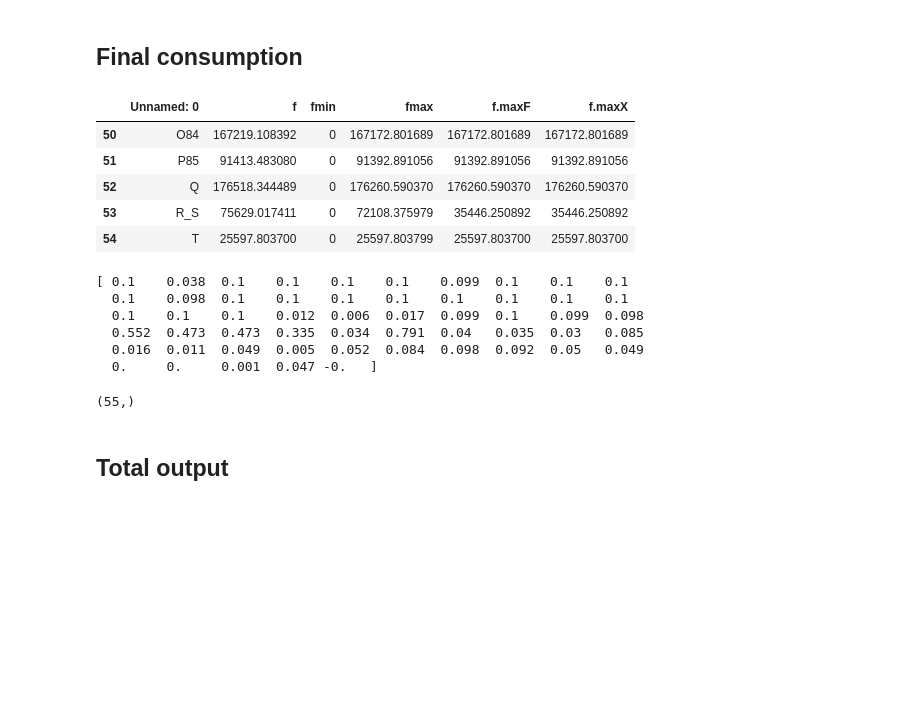
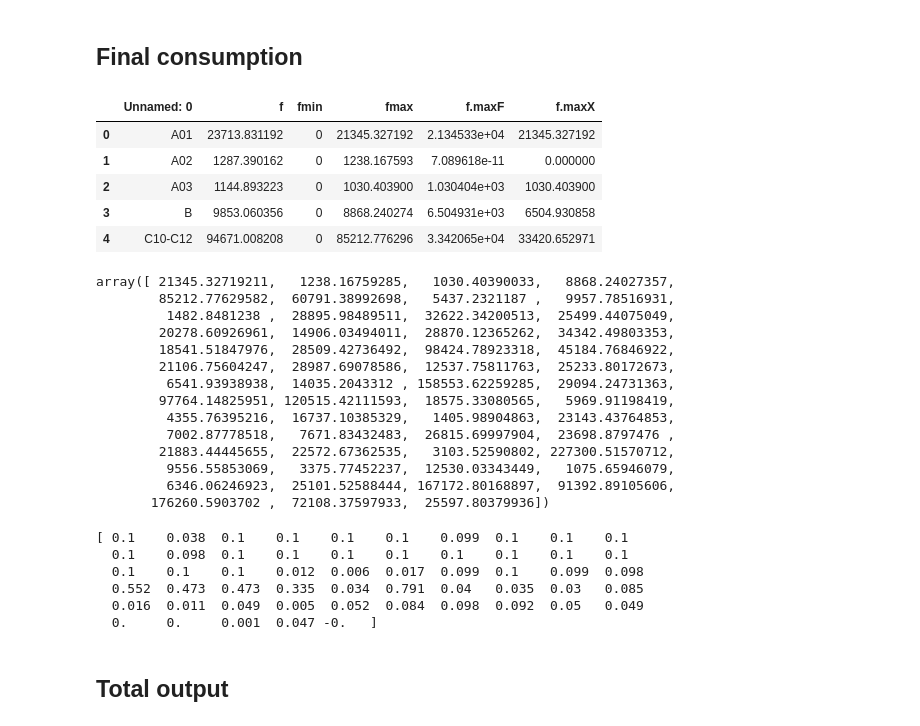
Before and after one commit to jannekehutsebaut/Thesis_Shock_Propagation_Supply_Demand, a Jupyter notebook: Case study Italy .ipynb, the cells around one changed output. Cells and saved outputs as stored; diff of their text form; code cells hidden in the pictures; blank space fills up the shorter version.

```diff
--- a/Case study Italy .ipynb
+++ b/Case study Italy .ipynb
@@ -15,40 +15,11 @@ Zenodo. https://doi.org/10.5281/zenodo.4326815
 ## Final consumption
 # %%
 fdata = pd.read_csv('fdata_ita.csv', sep = ',')
-#fdata = fdata.iloc[:55,:] #leaving out T: Household activities
-f = fdata['f'].astype('float')
-fdata.tail()
+fdata.head()
 # %% [output]
 |  | Unnamed: 0 | f | fmin | fmax | f.maxF | f.maxX |
-| 50 | O84 | 167219.108392 | 0 | 167172.801689 | 167172.801689 | 167172.801689 |
-| 51 | P85 | 91413.483080 | 0 | 91392.891056 | 91392.891056 | 91392.891056 |
-| 52 | Q | 176518.344489 | 0 | 176260.590370 | 176260.590370 | 176260.590370 |
-| 53 | R_S | 75629.017411 | 0 | 72108.375979 | 35446.250892 | 35446.250892 |
-| 54 | T | 25597.803700 | 0 | 25597.803799 | 25597.803700 | 25597.803700 |
+| 0 | A01 | 23713.831192 | 0 | 21345.327192 | 2.134533e+04 | 21345.327192 |
+| 1 | A02 | 1287.390162 | 0 | 1238.167593 | 7.089618e-11 | 0.000000 |
+| 2 | A03 | 1144.893223 | 0 | 1030.403900 | 1.030404e+03 | 1030.403900 |
+| 3 | B | 9853.060356 | 0 | 8868.240274 | 6.504931e+03 | 6504.930858 |
+| 4 | C10-C12 | 94671.008208 | 0 | 85212.776296 | 3.342065e+04 | 33420.652971 |
-# %%
-fmax = fdata.iloc[:,3]
-f_initial = fdata.iloc[:,1]
-
-shock = np.zeros(fmax.shape[0])
-for i in range (0,fmax.shape[0]):
-    shock[i] = round(1- fmax[i]/f_initial[i],3)
-
-print(shock) # ok!
-# %% [output]
-[ 0.1    0.038  0.1    0.1    0.1    0.1    0.099  0.1    0.1    0.1
-  0.1    0.098  0.1    0.1    0.1    0.1    0.1    0.1    0.1    0.1
-  0.1    0.1    0.1    0.012  0.006  0.017  0.099  0.1    0.099  0.098
-  0.552  0.473  0.473  0.335  0.034  0.791  0.04   0.035  0.03   0.085
-  0.016  0.011  0.049  0.005  0.052  0.084  0.098  0.092  0.05   0.049
-  0.     0.     0.001  0.047 -0.   ]
-# %%
-fmax = fdata.loc[:,fdata.columns.str.contains('fmax')]
-fmax = fmax.astype('float') #leaving out T
-fmax = np.array(fmax)
-fmax.shape
-
-f_max = np.zeros(fmax.shape[0])
-for i in range (fmax.shape[0]):
-    f_max[i] = fmax[i][0]
-# %% [output]
-(55,)
@@ -55,3 +28,35 @@ for i in range (fmax.shape[0]):
+# %%
+f_max = np.array(fdata.iloc[:,3].astype('float'))
+f_max.shape
+f_max
+# %% [output]
+array([ 21345.32719211,   1238.16759285,   1030.40390033,   8868.24027357,
+        85212.77629582,  60791.38992698,   5437.2321187 ,   9957.78516931,
+         1482.8481238 ,  28895.98489511,  32622.34200513,  25499.44075049,
+        20278.60926961,  14906.03494011,  28870.12365262,  34342.49803353,
+        18541.51847976,  28509.42736492,  98424.78923318,  45184.76846922,
+        21106.75604247,  28987.69078586,  12537.75811763,  25233.80172673,
+         6541.93938938,  14035.2043312 , 158553.62259285,  29094.24731363,
+        97764.14825951, 120515.42111593,  18575.33080565,   5969.91198419,
+         4355.76395216,  16737.10385329,   1405.98904863,  23143.43764853,
+         7002.87778518,   7671.83432483,  26815.69997904,  23698.8797476 ,
+        21883.44445655,  22572.67362535,   3103.52590802, 227300.51570712,
+         9556.55853069,   3375.77452237,  12530.03343449,   1075.65946079,
+         6346.06246923,  25101.52588444, 167172.80168897,  91392.89105606,
+       176260.5903702 ,  72108.37597933,  25597.80379936])
+# %%
+demand_shock = np.zeros(f_max.shape[0])
+for i in range (0,f_max.shape[0]):
+    demand_shock[i] = round(1- f_max[i]/f_initial[i],3)
+
+print(demand_shock) # ok
+# %% [output]
+[ 0.1    0.038  0.1    0.1    0.1    0.1    0.099  0.1    0.1    0.1
+  0.1    0.098  0.1    0.1    0.1    0.1    0.1    0.1    0.1    0.1
+  0.1    0.1    0.1    0.012  0.006  0.017  0.099  0.1    0.099  0.098
+  0.552  0.473  0.473  0.335  0.034  0.791  0.04   0.035  0.03   0.085
+  0.016  0.011  0.049  0.005  0.052  0.084  0.098  0.092  0.05   0.049
+  0.     0.     0.001  0.047 -0.   ]
 # %% [markdown]
 ## Total output
 # %%
```
Also changed, not shown: parts of 67 cells of this notebook.
